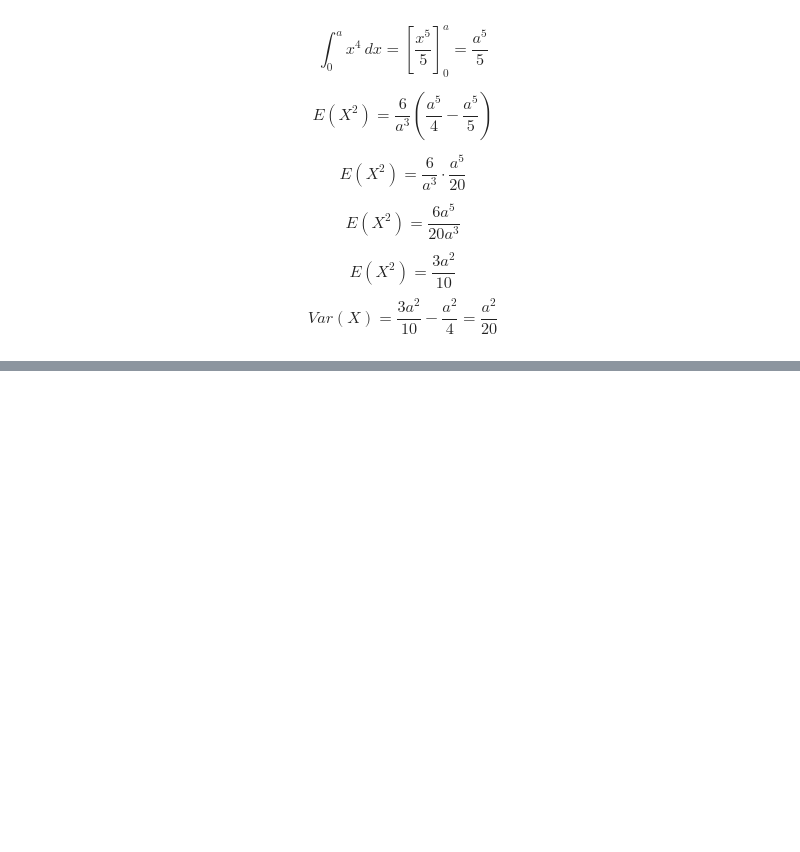
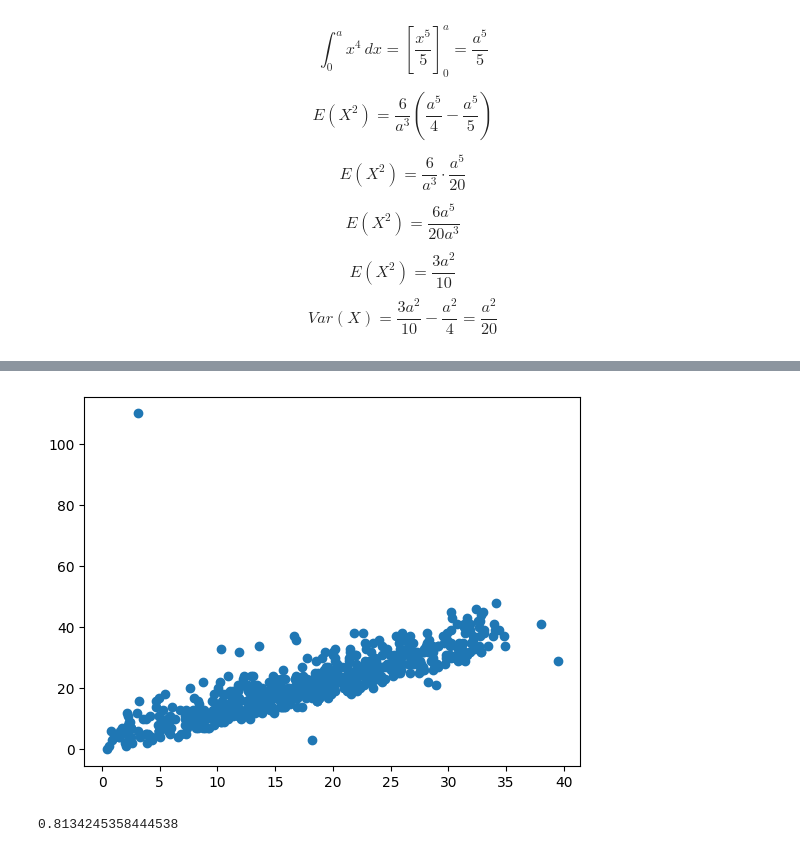
Before and after one commit to FriendlyWizard23/StatisticaL31, a Jupyter notebook: JUPYTER/TEMI D'ESAME/SOLUZIONI_MIE/ESAME 2024-06/SOLUZIONE.ipynb, the cells around one changed output, grey strips where cells are left out. Cells and saved outputs as stored; diff of their text form; code cells hidden in the pictures; blank space fills up the shorter version.

```diff
--- a/JUPYTER/TEMI D'ESAME/SOLUZIONI_MIE/ESAME 2024-06/SOLUZIONE.ipynb
+++ b/JUPYTER/TEMI D'ESAME/SOLUZIONI_MIE/ESAME 2024-06/SOLUZIONE.ipynb
@@ -182,0 +243,10 @@ $X_1,X_n$ indicheranno delle variabili aleatorie che descrivono un campione estr
+# %%
+tempo=df['tempo']
+plt.scatter(punteggio,tempo)
+plt.show()
+# %% [output]
+[figure, added]
+# %%
+punteggio.corr(tempo)
+# %% [output]
+0.8134245358444538
```
Also changed, not shown: parts of 22 cells of this notebook, 6 other files.
